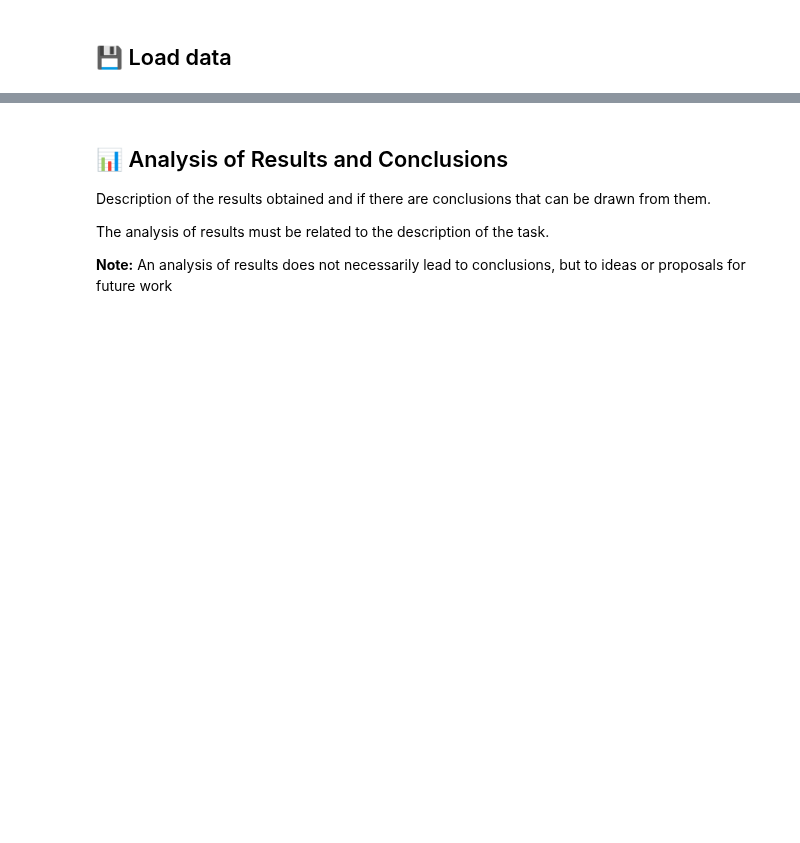
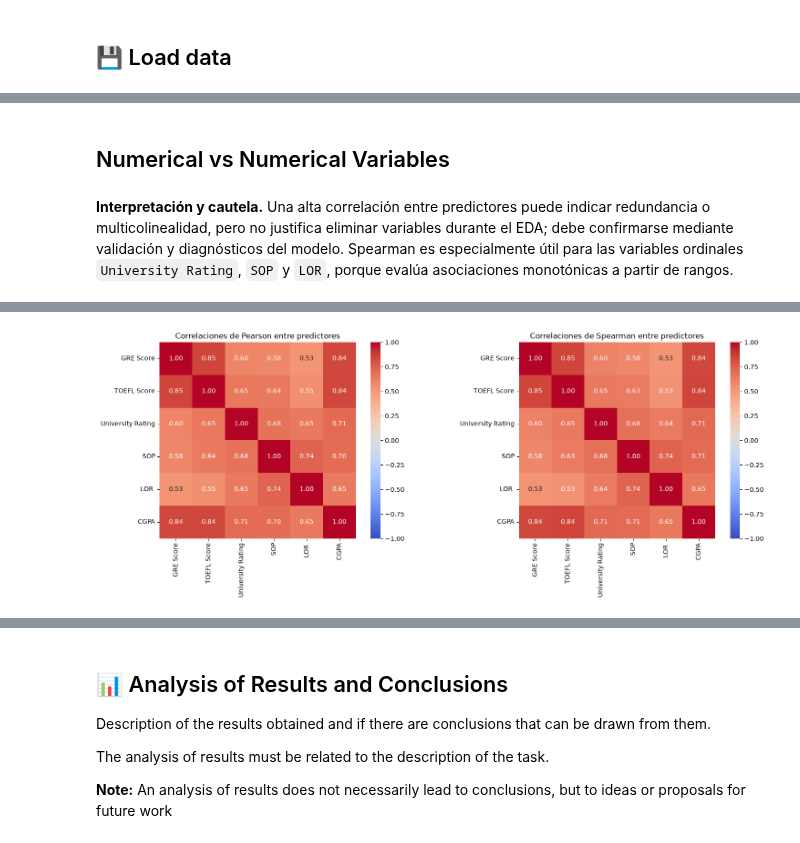
Before and after one commit to mangel477/Admisiones-predict-project, a Jupyter notebook: notebooks/3-analysis/03.Analisis-bivariable-MATR-2026-08-20.ipynb, the cells around one changed output, grey strips where cells are left out. Cells and saved outputs as stored; diff of their text form; code cells hidden in the pictures; blank space fills up the shorter version.

```diff
--- a/notebooks/3-analysis/03.Analisis-bivariable-MATR-2026-08-20.ipynb
+++ b/notebooks/3-analysis/03.Analisis-bivariable-MATR-2026-08-20.ipynb
@@ -16,0 +26,3 @@ General description of the notebook
+# %%
+# configuration to show only 2 decimal places
+pd.set_option("display.float_format", "{:.2f}".format)
@@ -20,0 +127,5 @@ General description of the notebook
+# %%
+# list of the numerical columns
+numerical_columns = list(admisiones_df.select_dtypes(include=["number"]).columns)
+numerical_columns.remove("Chance of Admit ")  # remove the target variable from the list
+numerical_columns
@@ -20,0 +262,66 @@ General description of the notebook
+# %% [markdown]
+## Numerical vs Numerical Variables
+# %% [markdown]
+**Interpretación y cautela.** Una alta correlación entre predictores puede indicar redundancia o multicolinealidad, pero no justifica eliminar variables durante el EDA; debe confirmarse mediante validación y diagnósticos del modelo. Spearman es especialmente útil para las variables ordinales `University Rating`, `SOP` y `LOR`, porque evalúa asociaciones monotónicas a partir de rangos.
+# %%
+correlaciones_pearson = admisiones_df[numerical_columns].corr(method="pearson")
+correlaciones_spearman = admisiones_df[numerical_columns].corr(method="spearman")
+
+pares_predictoras = [
+    {
+        "predictor_1": predictor_1,
+        "predictor_2": predictor_2,
+        "pearson": correlaciones_pearson.loc[predictor_1, predictor_2],
+        "spearman": correlaciones_spearman.loc[predictor_1, predictor_2],
+        "fuerza_asociacion": categorizar_fuerza_asociacion(
+            correlaciones_pearson.loc[predictor_1, predictor_2]
+        ),
+    }
+    for indice, predictor_1 in enumerate(numerical_columns)
+    for predictor_2 in numerical_columns[indice + 1 :]
+]
+
+tabla_pares_fuertes = (
+    pd.DataFrame(
+        pares_predictoras,
+        columns=[
+            "predictor_1",
+            "predictor_2",
+            "pearson",
+            "spearman",
+            "fuerza_asociacion",
+        ],
+    )
+    .assign(asociacion_absoluta=lambda tabla: tabla["pearson"].abs())
+    .sort_values("asociacion_absoluta", ascending=False)
+    .drop(columns="asociacion_absoluta")
+    .head(10)
+)
+display(tabla_pares_fuertes.style.format({"pearson": "{:.3f}", "spearman": "{:.3f}"}))
+
+figura, ejes = plt.subplots(1, 2, figsize=(16, 6))
+for eje, correlaciones, titulo in zip(
+    ejes,
+    (correlaciones_pearson, correlaciones_spearman),
+    (
+        "Correlaciones de Pearson entre predictores",
+        "Correlaciones de Spearman entre predictores",
+    ),
+    strict=True,
+):
+    sns.heatmap(
+        correlaciones,
+        ax=eje,
+        annot=True,
+        fmt=".2f",
+        cmap="coolwarm",
+        vmin=-1,
+        vmax=1,
+        center=0,
+        square=True,
+    )
+    eje.set_title(titulo)
+
+figura.tight_layout()
+plt.show()
+# %% [output]
@@ -20,0 +339 @@ General description of the notebook
+[figure, added]
```
Also changed, not shown: parts of 34 cells of this notebook, 1 other file.
